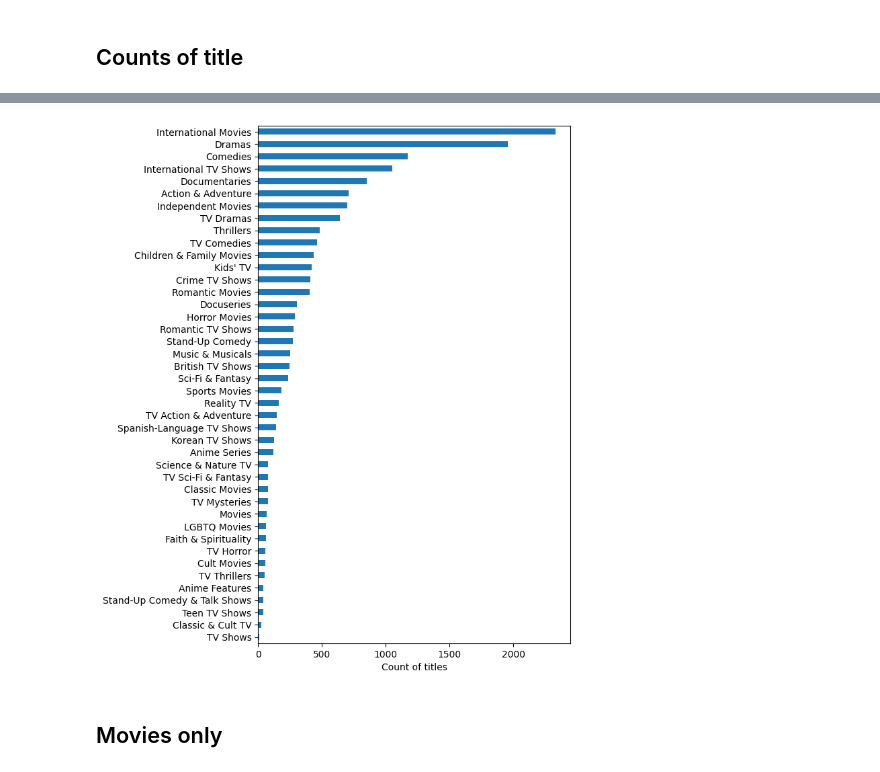
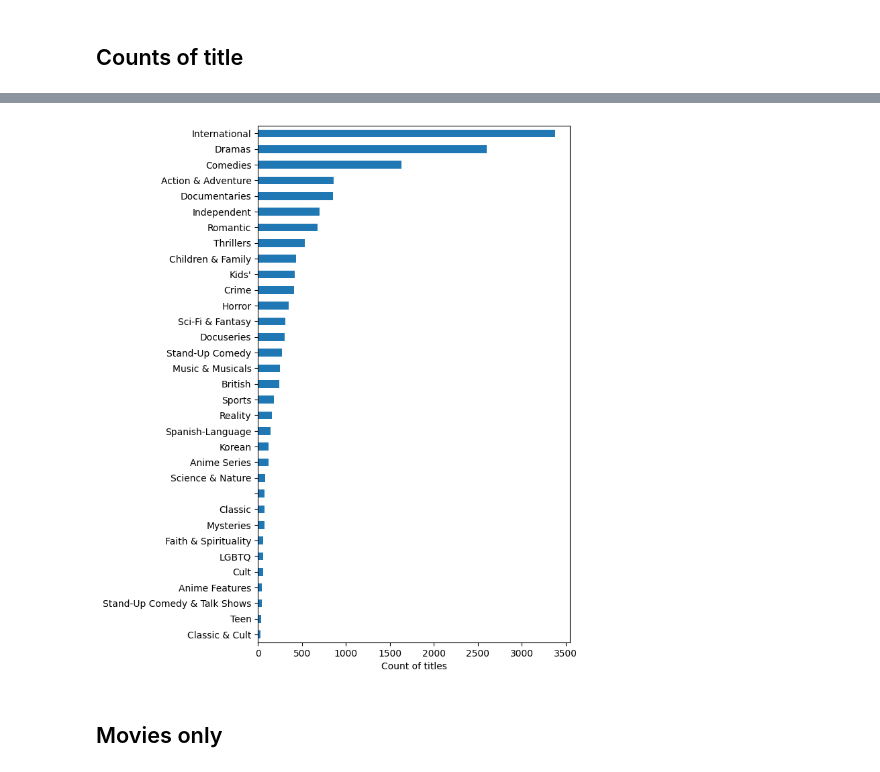
Before and after one commit to jenny-davies/l4-hackathon, a Jupyter notebook: data_exploration.ipynb, the cells around one changed output, grey strips where cells are left out. Saved outputs shown, nothing was run; the diff lists cells and outputs as text; code cells hidden in the pictures.

```diff
--- a/data_exploration.ipynb
+++ b/data_exploration.ipynb
@@ -11,7 +11,7 @@ matplotlib_axes_logger.setLevel('ERROR')
 import seaborn as sns
 
 # read in cleaned data file
-df = pd.read_csv('netflix_titles_nov_2019_cleaned.csv')
+df = pd.read_csv('netflix_titles_nov_2019_cleaned_3_yearmonth.csv', encoding='cp1252')
 # %%
 df.head()
 # %% [output]
@@ -199,18 +183,18 @@ df.head()
 # %%
-# count of titles by first genre
-titles_by_genre = df.groupby('listed_in')['title'].count()
+# count of titles by genre
+titles_by_genre = df.groupby('listed_in_combined')['title'].count()
 
 # sort by count
 titles_by_genre = titles_by_genre.sort_values()
 
 plt.figure(figsize = (6,10))
 titles_by_genre.plot.barh()
 plt.xlabel('Count of titles')
 plt.ylabel(None)
 
 plt.show();
 # %% [output]
-[figure, old version]
+[figure, new version]
 # %% [markdown]
 ## Movies only
 # %%
```
Also changed, not shown: parts of 25 cells of this notebook.
